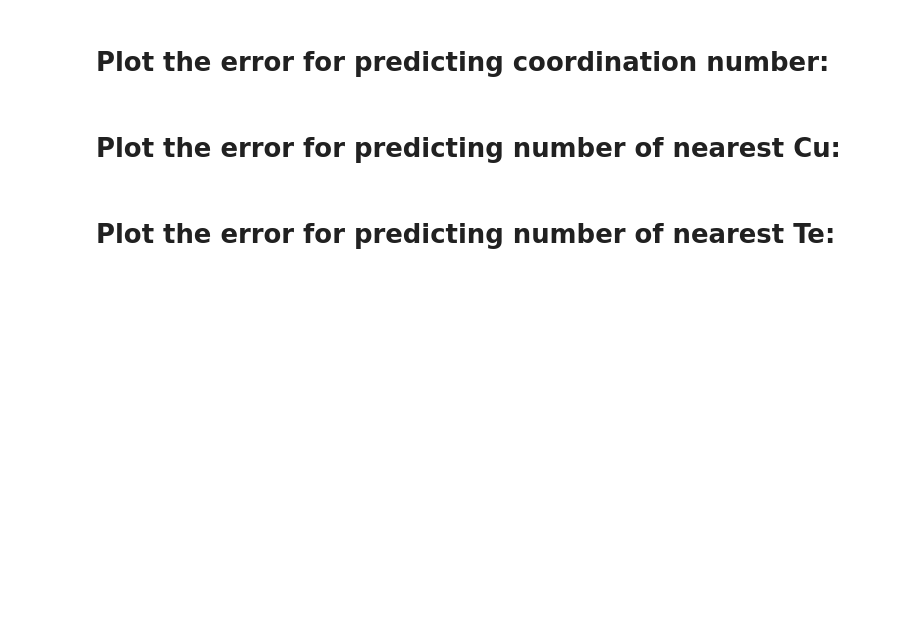
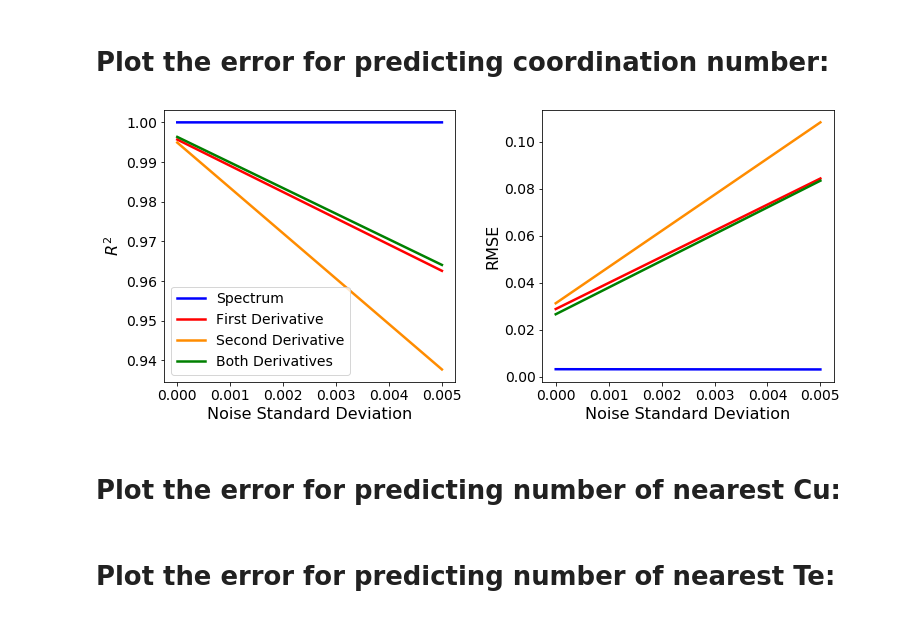
Before and after one commit to PredictXANES/XANES_Capstone, a Jupyter notebook: examples/MLPRegressor_lbfgs_averaged_noisecurve.ipynb, the cells around one changed output. Cells and saved outputs as stored; diff of their text form; code cells hidden in the pictures; blank space fills up the shorter version.

Commit message:
debugged MLP notebooks to iterate through a list of settings multiple times

```diff
--- a/examples/MLPRegressor_lbfgs_averaged_noisecurve.ipynb
+++ b/examples/MLPRegressor_lbfgs_averaged_noisecurve.ipynb
@@ -731,21 +779,23 @@ results_df_1_2 = average_scores_1_2(iterations, df, Noise_STD)
 # %%
 plt.rcParams.update({'font.size': 14})
 fig, (ax1, ax2) = plt.subplots(1, 2, figsize=[12,5])
 plt.subplots_adjust(wspace=0.3)
-ax1.plot(size_list, results_df_spectra['r2_CN'], c='blue', lw=2.5, label='Spectrum')
-ax1.plot(size_list, results_df_1['r2_CN'], c='red', lw=2.5, label='First Derivative')
-ax1.plot(size_list, results_df_2['r2_CN'], c='darkorange', lw=2.5, label='Second Derivative')
-ax1.plot(size_list, results_df_1_2['r2_CN'], c='green', lw=2.5, label='Both Derivatives')
+ax1.plot(Noise_STD, results_df_spectra['r2_CN'], c='blue', lw=2.5, label='Spectrum')
+ax1.plot(Noise_STD, results_df_1['r2_CN'], c='red', lw=2.5, label='First Derivative')
+ax1.plot(Noise_STD, results_df_2['r2_CN'], c='darkorange', lw=2.5, label='Second Derivative')
+ax1.plot(Noise_STD, results_df_1_2['r2_CN'], c='green', lw=2.5, label='Both Derivatives')
 ax1.set_xlabel('Noise Standard Deviation', fontsize=16)
 ax1.set_ylabel('$R^2$', fontsize=16)
-ax2.plot(size_list, results_df_spectra['rmse_CN'], c='blue', lw=2.5)
-ax2.plot(size_list, results_df_1['rmse_CN'], c='red', lw=2.5)
-ax2.plot(size_list, results_df_2['rmse_CN'], c='darkorange', lw=2.5)
-ax2.plot(size_list, results_df_1_2['rmse_CN'], c='green', lw=2.5)
+ax2.plot(Noise_STD, results_df_spectra['rmse_CN'], c='blue', lw=2.5)
+ax2.plot(Noise_STD, results_df_1['rmse_CN'], c='red', lw=2.5)
+ax2.plot(Noise_STD, results_df_2['rmse_CN'], c='darkorange', lw=2.5)
+ax2.plot(Noise_STD, results_df_1_2['rmse_CN'], c='green', lw=2.5)
 ax2.set_xlabel('Noise Standard Deviation', fontsize=16)
 ax2.set_ylabel('RMSE', fontsize=16)
 ax1.legend()
 plt.show()
+# %% [output]
+[figure, added]
 # %% [markdown]
 # Plot the error for predicting number of nearest Cu:
 # %%
```
Also changed, not shown: parts of 8 cells of this notebook, 2 other files.
